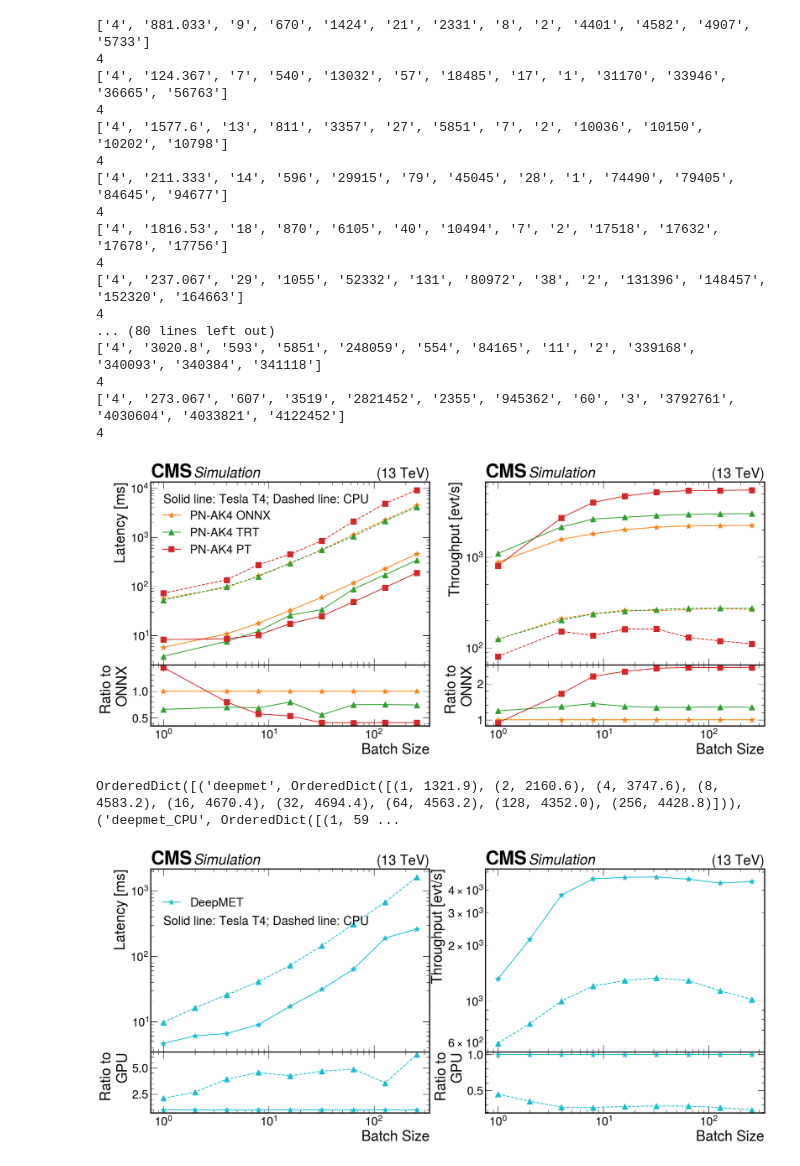
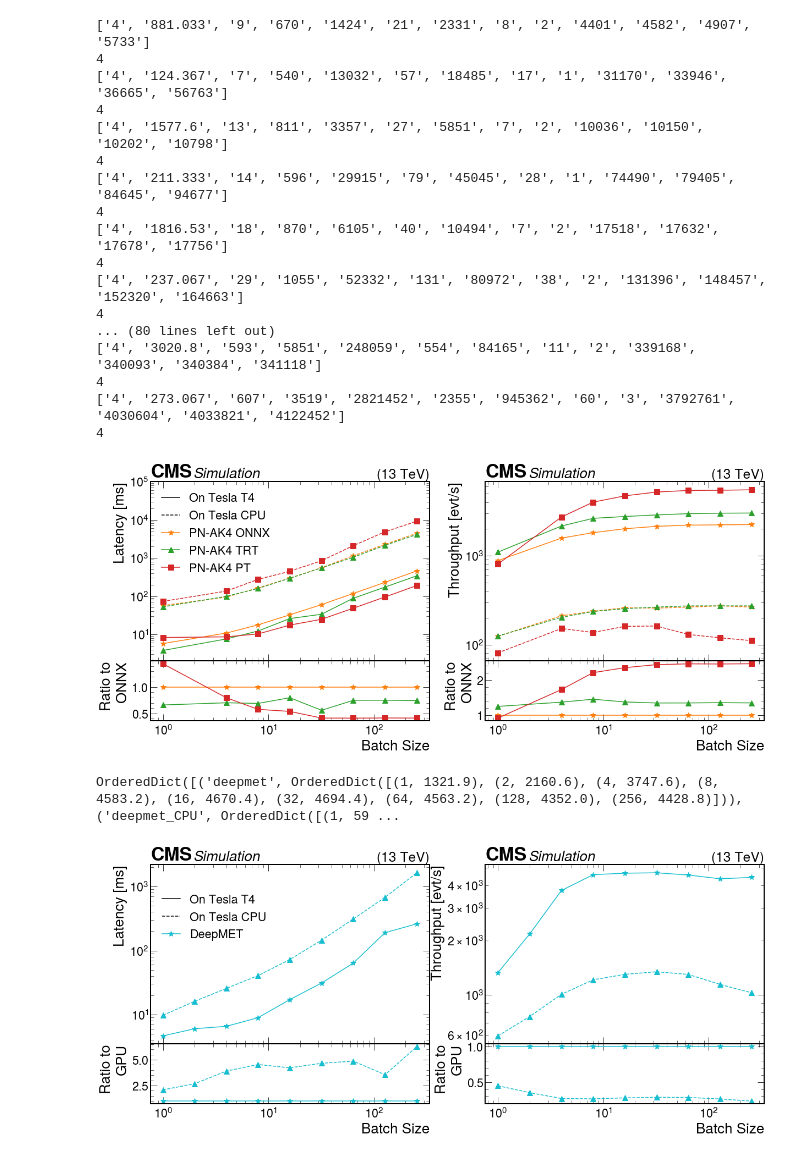
Before and after one commit to yongbinfeng/SONIC_miniAOD_paper_2022, a Jupyter notebook: Models_perf_analyzer_plots.ipynb, the cells around one changed output. Drawn from its saved outputs; the diff is of its cells as text; code cells hidden in the pictures.

Commit message:
change legend format

```diff
--- a/Models_perf_analyzer_plots.ipynb
+++ b/Models_perf_analyzer_plots.ipynb
@@ -84,6 +84,8 @@ def Plot(models, outputname):
     axs[0, 1].plot([], [], ' ', label="Tesla T4")
     axs[1, 1].plot([], [], ' ', label="Tesla T4")
 
+    axs[0, 0].plot([], [], label='On Tesla T4', color = 'k', linestyle = 'solid')
+    axs[0, 0].plot([], [], label='On Tesla CPU', color = 'k', linestyle = 'dashed')
     for i, model in enumerate(models):
         axs[0, 0].plot(batchs, vals_latency[i], label=legends[i], color = linecolors[i], linestyle = linestyles[i], marker=markers[i], markersize=10)
         axs[0, 1].plot(batchs, vals_throughput[i],    label=legends[i], color = linecolors[i], linestyle = linestyles[i], marker=markers[i], markersize=10)
@@ -98,11 +100,13 @@ def Plot(models, outputname):
     axs[1, 0].set_ylabel('Ratio to\nONNX')
     axs[1, 0].set_xscale('log')
     axs[0, 0].set_ylabel('Latency [ms]')
+    axs[0, 0].set_ylim(2,1e5)
     axs[0, 0].set_yscale('log')
     axs[0, 0].set_xticklabels([])
     axs[0, 0].set_xscale('log')
-    axs[0, 0].text(1, 5000, 'Solid line: Tesla T4; Dashed line: CPU', fontsize = 22)
-    axs[0, 0].legend()
+    #axs[0, 0].text(1, 5000, 'Solid line: Tesla T4; Dashed line: CPU', fontsize = 22)
+    #axs[0, 0].legend()
+    axs[0, 0].legend(loc=[.02,.45])
 
     axs[1, 1].set_xlabel('Batch Size')
     axs[1, 1].set_ylabel('Ratio to\nONNX')
@@ -114,34 +118,34 @@ def Plot(models, outputname):
     #axs[0, 1].legend()
 
     #hep.cms.label(label='Simulation', loc=0)
     hep.cms.label(loc=0, ax=axs[0,0])
     hep.cms.label(loc=0, ax=axs[0,1])
     #hep.cms.lumitext(text='Simulation', ax=None, fontname=None, fontsize=None)
 
     fig.subplots_adjust(hspace=0)
     fig.savefig(f"{outputname}.png")
     fig.savefig(f"{outputname}.pdf")
 Plot(['particlenet_AK4', 'particlenet_AK4_TRT', 'particlenet_AK4_PT', 'particlenet_AK4_CPU', 'particlenet_AK4_TRT_CPU', 'particlenet_AK4_PT_CPU'], 'latencies_throughputs_pn')
 #Plot(['particlenet_AK4', 'particlenet_AK4_PT'], 'Test')
 # %% [output]
 ['4', '881.033', '9', '670', '1424', '21', '2331', '8', '2', '4401', '4582', '4907', '5733']
 4
 ['4', '124.367', '7', '540', '13032', '57', '18485', '17', '1', '31170', '33946', '36665', '56763']
 4
 ['4', '1577.6', '13', '811', '3357', '27', '5851', '7', '2', '10036', '10150', '10202', '10798']
 4
 ['4', '211.333', '14', '596', '29915', '79', '45045', '28', '1', '74490', '79405', '84645', '94677']
 4
 ['4', '1816.53', '18', '870', '6105', '40', '10494', '7', '2', '17518', '17632', '17678', '17756']
 4
 ['4', '237.067', '29', '1055', '52332', '131', '80972', '38', '2', '131396', '148457', '152320', '164663']
 4
 ... (80 lines left out)
 ['4', '3020.8', '593', '5851', '248059', '554', '84165', '11', '2', '339168', '340093', '340384', '341118']
 4
 ['4', '273.067', '607', '3519', '2821452', '2355', '945362', '60', '3', '3792761', '4030604', '4033821', '4122452']
 4
-[figure, old version]
+[figure, new version]
 # %%
 throughputs = OrderedDict()
 latencys = OrderedDict()
@@ -215,6 +219,8 @@ def Plot(models, outputname):
     axs[0, 1].plot([], [], ' ', label="Tesla T4")
     axs[1, 1].plot([], [], ' ', label="Tesla T4")
 
+    axs[0, 0].plot([], [], label='On Tesla T4', color = 'k', linestyle = 'solid')
+    axs[0, 0].plot([], [], label='On Tesla CPU', color = 'k', linestyle = 'dashed')
     for i, model in enumerate(models):
         axs[0, 0].plot(batchs, vals_latency[i], label=legends[i], color = linecolors[i], linestyle = linestyles[i], marker=markers[i], markersize=10)
         axs[0, 1].plot(batchs, vals_throughput[i],    label=legends[i], color = linecolors[i], linestyle = linestyles[i], marker=markers[i], markersize=10)
@@ -232,7 +238,7 @@ def Plot(models, outputname):
     axs[0, 0].set_yscale('log')
     axs[0, 0].set_xticklabels([])
     axs[0, 0].set_xscale('log')
-    axs[0, 0].text(1, 300, 'Solid line: Tesla T4; Dashed line: CPU', fontsize = 22)
+    #axs[0, 0].text(1, 300, 'Solid line: Tesla T4; Dashed line: CPU', fontsize = 22)
     axs[0, 0].legend()
 
     axs[1, 1].set_xlabel('Batch Size')
@@ -255,7 +261,7 @@ def Plot(models, outputname):
 Plot(['deepmet', 'deepmet_CPU'], 'latencies_throughputs_deepmet')
 # %% [output]
 OrderedDict([('deepmet', OrderedDict([(1, 1321.9), (2, 2160.6), (4, 3747.6), (8, 4583.2), (16, 4670.4), (32, 4694.4), (64, 4563.2), (128, 4352.0), (256, 4428.8)])), ('deepmet_CPU', OrderedDict([(1, 59 ...
-[figure, old version]
+[figure, new version]
 # %%
 throughputs = OrderedDict()
 latencys = OrderedDict()
```
Also changed, not shown: parts of 2 cells of this notebook.
